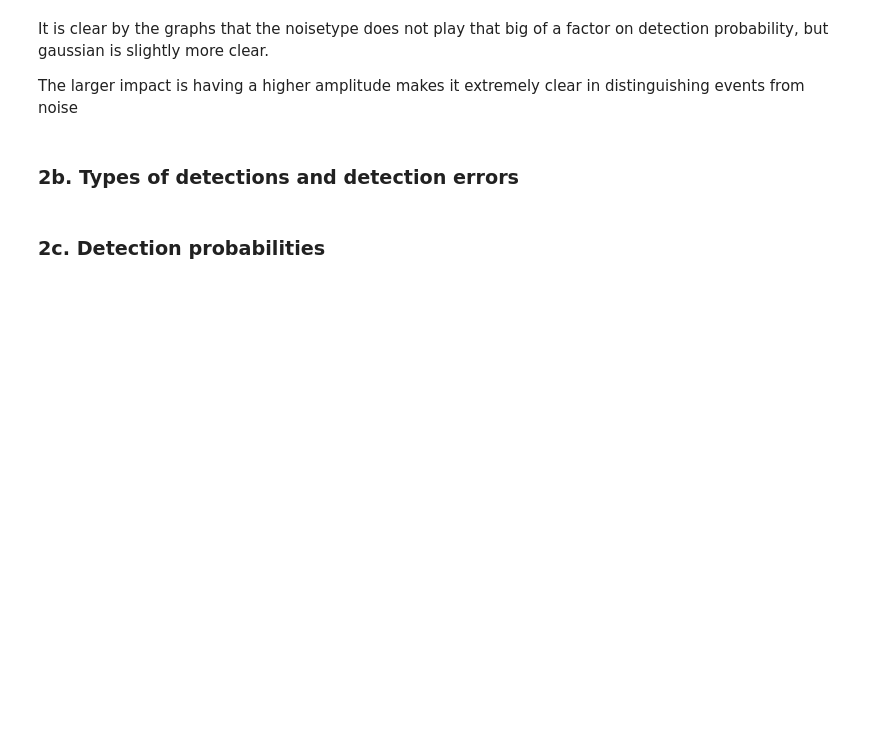
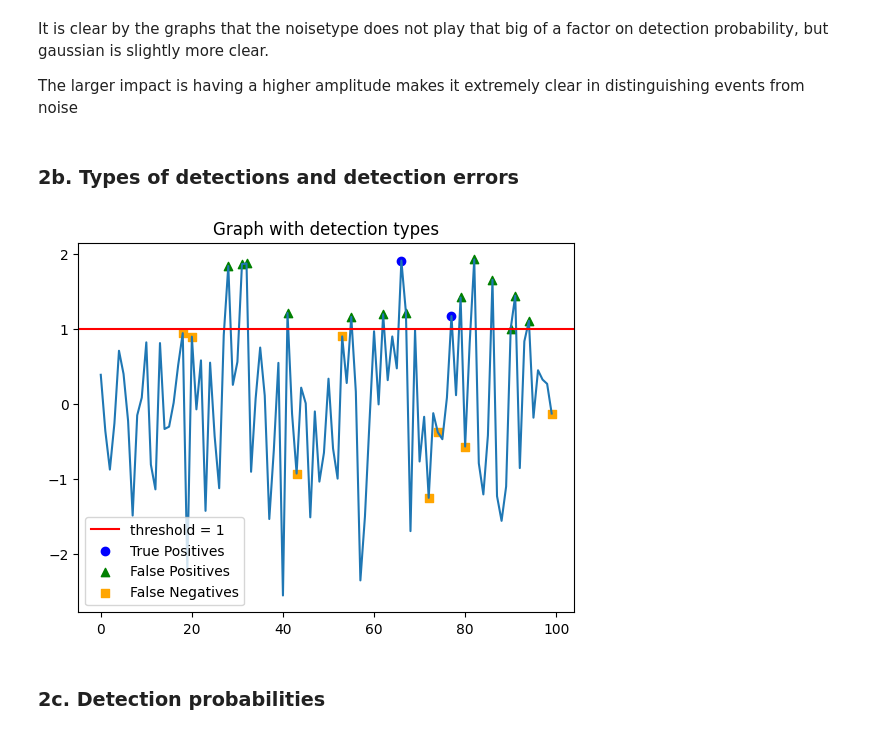
Before and after one commit to hwelch/computational_perception, a Jupyter notebook: A2/A2a/A2a_hjw36.ipynb, the cells around one changed output. Saved outputs shown, nothing was run; the diff lists cells and outputs as text; code cells hidden in the pictures; blank space fills up the shorter version.

Commit message:
Fixed q2b and started q2c
I had false positives and false negatives switched up in my graph. I got that graph working properly now

```diff
--- a/A2/A2a/A2a_hjw36.ipynb
+++ b/A2/A2a/A2a_hjw36.ipynb
@@ -69,5 +69,15 @@ It is clear by the graphs that the noisetype does not play that big of a factor
 The larger impact is having a higher amplitude makes it extremely clear in distinguishing events from noise
 # %% [markdown]
 ### 2b. Types of detections and detection errors
+# %%
+from noisy_gaussian import plot_detection_types, detectioncounts, genwaveform
+
+waveform, event_indices = genwaveform()
+
+detectioncounts(event_indices, waveform, 1)
+
+plot_detection_types(event_indices, waveform, 1)
+# %% [output]
+[figure, added]
 # %% [markdown]
 ### 2c. Detection probabilities
```
Also changed, not shown: parts of 1 cell of this notebook, 2 other files.
